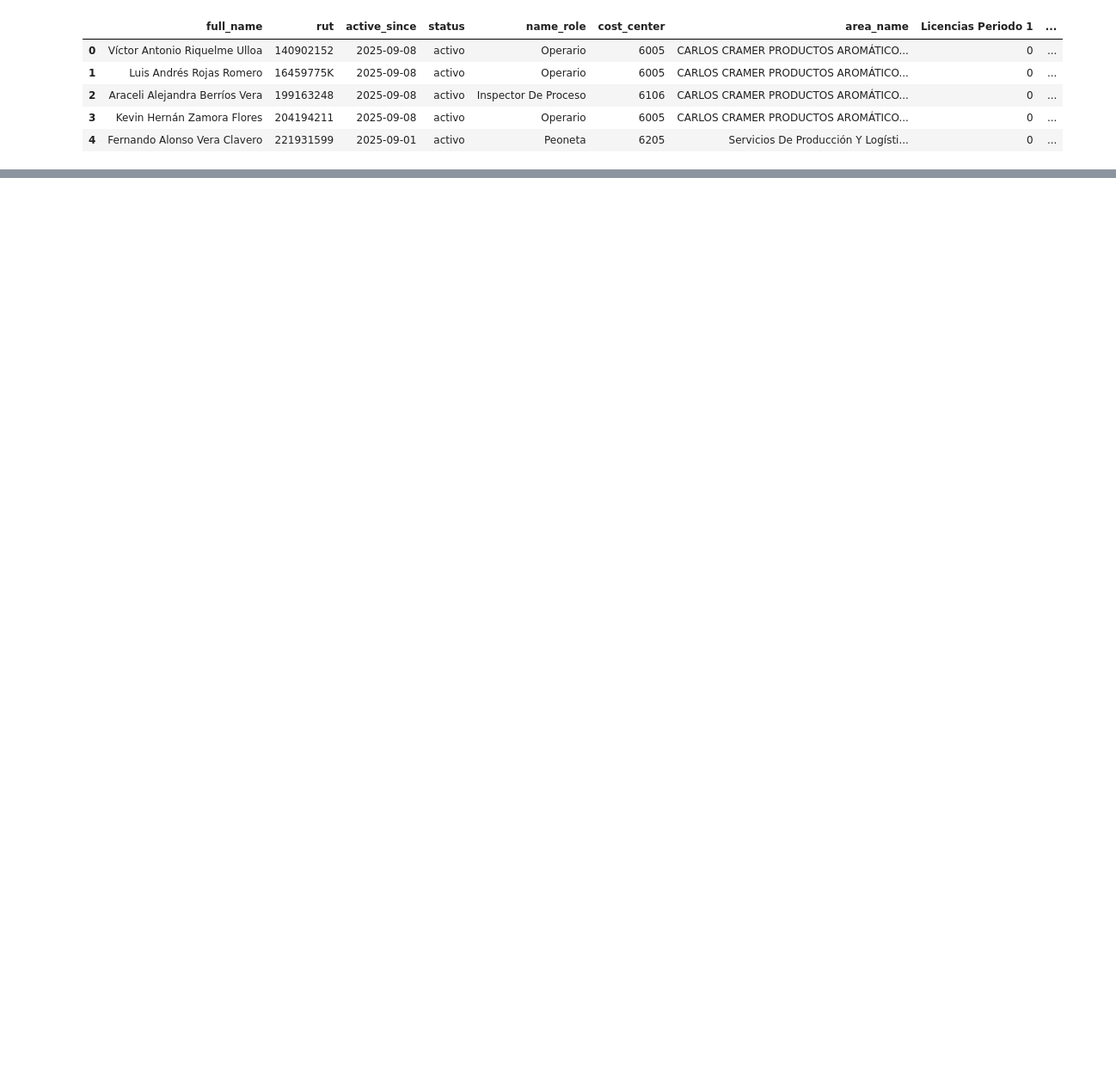
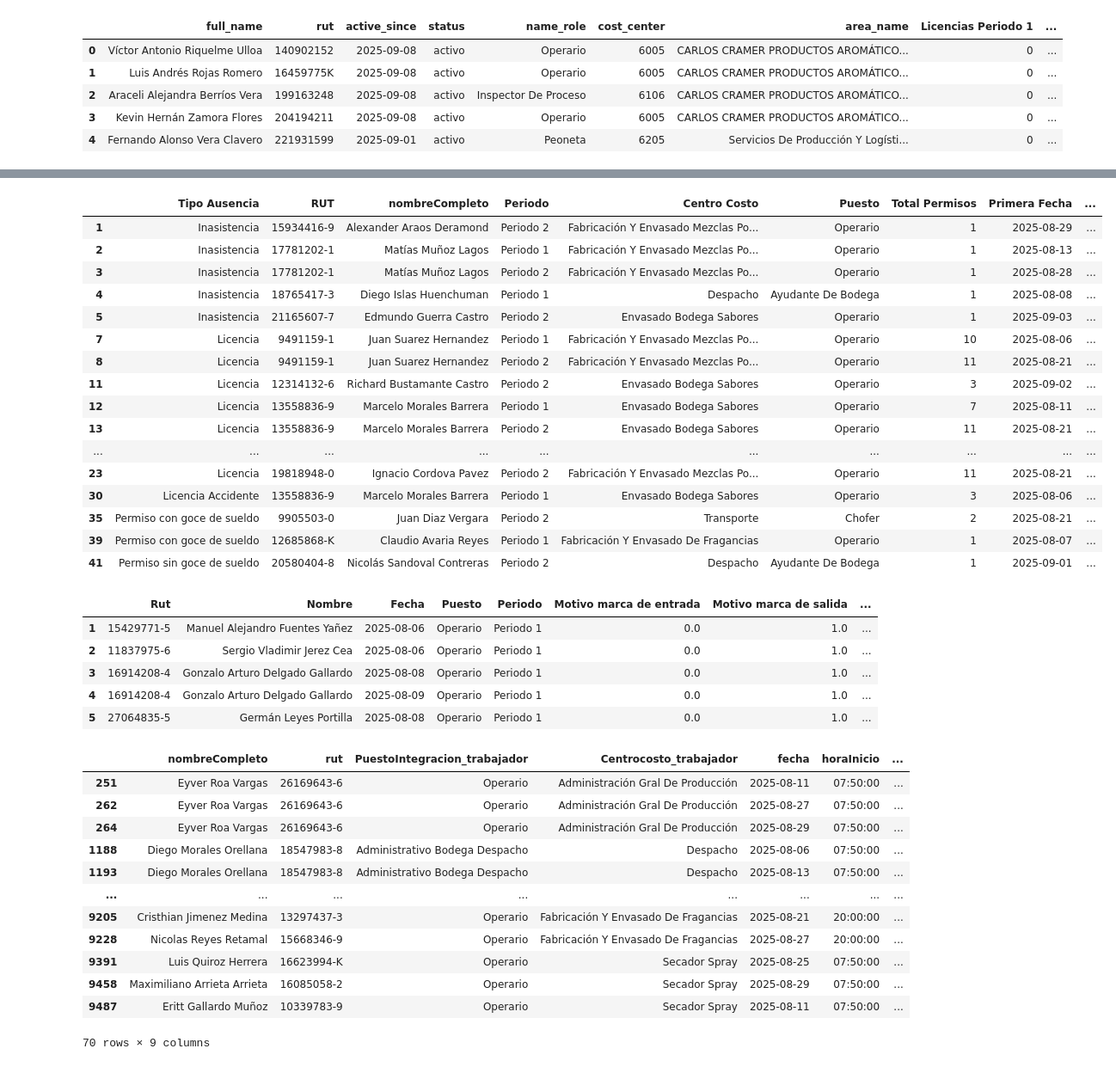
Before and after one commit to bgacitua/contenedor_cramer, a Jupyter notebook: Scripts de Python/Script Bono Asistencia/script_bono_asistencia_v3_final.ipynb, the cells around one changed output, grey strips where cells are left out. Shown at 86% size. Saved outputs shown, nothing was run; the diff lists cells and outputs as text; code cells hidden in the pictures; blank space fills up the shorter version.

```diff
--- a/Scripts de Python/Script Bono Asistencia/script_bono_asistencia_v3_final.ipynb
+++ b/Scripts de Python/Script Bono Asistencia/script_bono_asistencia_v3_final.ipynb
@@ -727,10 +808,10 @@ df_marcas_filtrado = df_marcas_filtrado.rename(columns={'Rut': 'rut'})
 #Concatenar rut + columna de periodo para hacer merge único
 horas_permisos_exportar['Busqueda'] = horas_permisos_exportar['rut'].astype(str).str.upper() + '_' + horas_permisos_exportar['periodo'].astype(str)
 columnas_ordenadas_horas_exportar = ['Busqueda', 'nombreCompleto', 'rut', 'PuestoIntegracion_trabajador', 'fecha',
-                                    'horaInicio', 'HoraInicioMarcaReloj', 'minutos_antes',
+                                    'horaInicio', 'HoraInicioMarcaReloj', 'minutos_atraso',
                                     'nombreTipoAusencia', 'periodo']
 horas_permisos_exportar = horas_permisos_exportar[columnas_ordenadas_horas_exportar]
-horas_permisos_exportar = horas_permisos_exportar[horas_permisos_exportar['minutos_antes'] < -10]
+horas_permisos_exportar = horas_permisos_exportar[horas_permisos_exportar['minutos_atraso'] < -10]
 
 display(horas_permisos_exportar.head())
 # %% [output]
@@ -940,6 +1021,9 @@ df_final_con_bono['Bono Asistencia P2'] = df_final_con_bono.apply(calcular_bono_
 
 df_final_con_bono['Bono Total'] = df_final_con_bono['Bono Asistencia P1'].astype(float) + df_final_con_bono['Bono Asistencia P2'].astype(float)
 
+# Convert only the 'active_since' column to date, not the whole DataFrame
+df_final_con_bono['active_since'] = pd.to_datetime(df_final_con_bono['active_since'], errors='coerce').dt.date
+
 df_final_con_bono.info()
 # %% [output]
 <class 'pandas.core.frame.DataFrame'>
@@ -986,3 +1113,55 @@ display(df_final_con_bono.head(10))
+# %%
+#Filtro de puestos en hojas de informe Juan Cárcamo
+resumen_atrasos_tabla['RUT'] = resumen_atrasos_tabla['RUT'].astype(str).str.upper()
+resumen_atrasos_tabla['RUT'] = resumen_atrasos_tabla['RUT'].str.slice(0, -1) + '-' + resumen_atrasos_tabla['RUT'].str.slice(-1)
+resumen_atrasos_tabla = resumen_atrasos_tabla[resumen_atrasos_tabla['RUT'].isin(df_final_juan_carcamo['rut'])]
+display(resumen_atrasos_tabla)
+
+resumen_olvido_marcas_tabla = resumen_olvido_marcas_tabla[resumen_olvido_marcas_tabla['Rut'].isin(df_final_juan_carcamo['rut'])]
+display(resumen_olvido_marcas_tabla.head())
+
+# Asegúrate de trabajar con el DataFrame, no con la Serie
+horas_permisos_exportar_tabla['rut'] = horas_permisos_exportar_tabla['rut'].astype(str).str.upper()
+horas_permisos_exportar_tabla['rut'] = horas_permisos_exportar_tabla['rut'].str.slice(0, -1) + '-' + horas_permisos_exportar_tabla['rut'].str.slice(-1)
+horas_permisos_exportar_tabla = horas_permisos_exportar_tabla[horas_permisos_exportar_tabla['rut'].isin(df_final_juan_carcamo['rut'])]
+display(horas_permisos_exportar_tabla)
+# %% [output]
+|  | Tipo Ausencia | RUT | nombreCompleto | Periodo | Centro Costo | Puesto | Total Permisos | Primera Fecha | ... |
+| 1 | Inasistencia | 15934416-9 | Alexander Araos Deramond | Periodo 2 | Fabricación Y Envasado Mezclas Po... | Operario | 1 | 2025-08-29 | ... |
+| 2 | Inasistencia | 17781202-1 | Matías Muñoz Lagos | Periodo 1 | Fabricación Y Envasado Mezclas Po... | Operario | 1 | 2025-08-13 | ... |
+| 3 | Inasistencia | 17781202-1 | Matías Muñoz Lagos | Periodo 2 | Fabricación Y Envasado Mezclas Po... | Operario | 1 | 2025-08-28 | ... |
+| 4 | Inasistencia | 18765417-3 | Diego Islas Huenchuman | Periodo 1 | Despacho | Ayudante De Bodega | 1 | 2025-08-08 | ... |
+| 5 | Inasistencia | 21165607-7 | Edmundo Guerra Castro | Periodo 2 | Envasado Bodega Sabores | Operario | 1 | 2025-09-03 | ... |
+| 7 | Licencia | 9491159-1 | Juan Suarez Hernandez | Periodo 1 | Fabricación Y Envasado Mezclas Po... | Operario | 10 | 2025-08-06 | ... |
+| 8 | Licencia | 9491159-1 | Juan Suarez Hernandez | Periodo 2 | Fabricación Y Envasado Mezclas Po... | Operario | 11 | 2025-08-21 | ... |
+| 11 | Licencia | 12314132-6 | Richard Bustamante Castro | Periodo 2 | Envasado Bodega Sabores | Operario | 3 | 2025-09-02 | ... |
+| 12 | Licencia | 13558836-9 | Marcelo Morales Barrera | Periodo 1 | Envasado Bodega Sabores | Operario | 7 | 2025-08-11 | ... |
+| 13 | Licencia | 13558836-9 | Marcelo Morales Barrera | Periodo 2 | Envasado Bodega Sabores | Operario | 11 | 2025-08-21 | ... |
+| ... | ... | ... | ... | ... | ... | ... | ... | ... | ... |
+| 23 | Licencia | 19818948-0 | Ignacio Cordova Pavez | Periodo 2 | Fabricación Y Envasado Mezclas Po... | Operario | 11 | 2025-08-21 | ... |
+| 30 | Licencia Accidente | 13558836-9 | Marcelo Morales Barrera | Periodo 1 | Envasado Bodega Sabores | Operario | 3 | 2025-08-06 | ... |
+| 35 | Permiso con goce de sueldo | 9905503-0 | Juan Diaz Vergara | Periodo 2 | Transporte | Chofer | 2 | 2025-08-21 | ... |
+| 39 | Permiso con goce de sueldo | 12685868-K | Claudio Avaria Reyes | Periodo 1 | Fabricación Y Envasado De Fragancias | Operario | 1 | 2025-08-07 | ... |
+| 41 | Permiso sin goce de sueldo | 20580404-8 | Nicolás Sandoval Contreras | Periodo 2 | Despacho | Ayudante De Bodega | 1 | 2025-09-01 | ... |
+|  | Rut | Nombre | Fecha | Puesto | Periodo | Motivo marca de entrada | Motivo marca de salida | ... |
+| 1 | 15429771-5 | Manuel Alejandro Fuentes Yañez | 2025-08-06 | Operario | Periodo 1 | 0.0 | 1.0 | ... |
+| 2 | 11837975-6 | Sergio Vladimir Jerez Cea | 2025-08-06 | Operario | Periodo 1 | 0.0 | 1.0 | ... |
+| 3 | 16914208-4 | Gonzalo Arturo Delgado Gallardo | 2025-08-08 | Operario | Periodo 1 | 0.0 | 1.0 | ... |
+| 4 | 16914208-4 | Gonzalo Arturo Delgado Gallardo | 2025-08-09 | Operario | Periodo 1 | 0.0 | 1.0 | ... |
+| 5 | 27064835-5 | Germán Leyes Portilla | 2025-08-08 | Operario | Periodo 1 | 0.0 | 1.0 | ... |
+|  | nombreCompleto | rut | PuestoIntegracion_trabajador | Centrocosto_trabajador | fecha | horaInicio | ... |
+| 251 | Eyver Roa Vargas | 26169643-6 | Operario | Administración Gral De Producción | 2025-08-11 | 07:50:00 | ... |
+| 262 | Eyver Roa Vargas | 26169643-6 | Operario | Administración Gral De Producción | 2025-08-27 | 07:50:00 | ... |
+| 264 | Eyver Roa Vargas | 26169643-6 | Operario | Administración Gral De Producción | 2025-08-29 | 07:50:00 | ... |
+| 1188 | Diego Morales Orellana | 18547983-8 | Administrativo Bodega Despacho | Despacho | 2025-08-06 | 07:50:00 | ... |
+| 1193 | Diego Morales Orellana | 18547983-8 | Administrativo Bodega Despacho | Despacho | 2025-08-13 | 07:50:00 | ... |
+| ... | ... | ... | ... | ... | ... | ... | ... |
+| 9205 | Cristhian Jimenez Medina | 13297437-3 | Operario | Fabricación Y Envasado De Fragancias | 2025-08-21 | 20:00:00 | ... |
+| 9228 | Nicolas Reyes Retamal | 15668346-9 | Operario | Fabricación Y Envasado De Fragancias | 2025-08-27 | 20:00:00 | ... |
+| 9391 | Luis Quiroz Herrera | 16623994-K | Operario | Secador Spray | 2025-08-25 | 07:50:00 | ... |
+| 9458 | Maximiliano Arrieta Arrieta | 16085058-2 | Operario | Secador Spray | 2025-08-29 | 07:50:00 | ... |
+| 9487 | Eritt Gallardo Muñoz | 10339783-9 | Operario | Secador Spray | 2025-08-11 | 07:50:00 | ... |
+70 rows × 9 columns
 # %%
 #Exportar archivo para Juan Cárcamo
 
```
Also changed, not shown: parts of 8 cells of this notebook, 11 other files.
